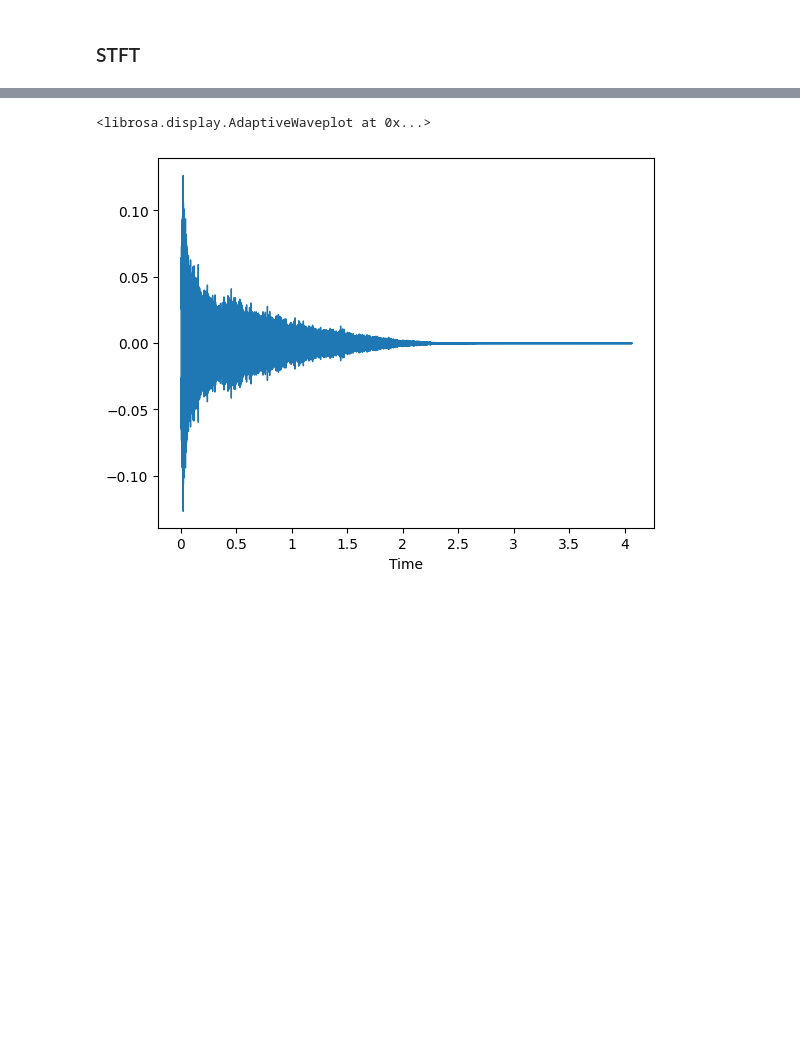
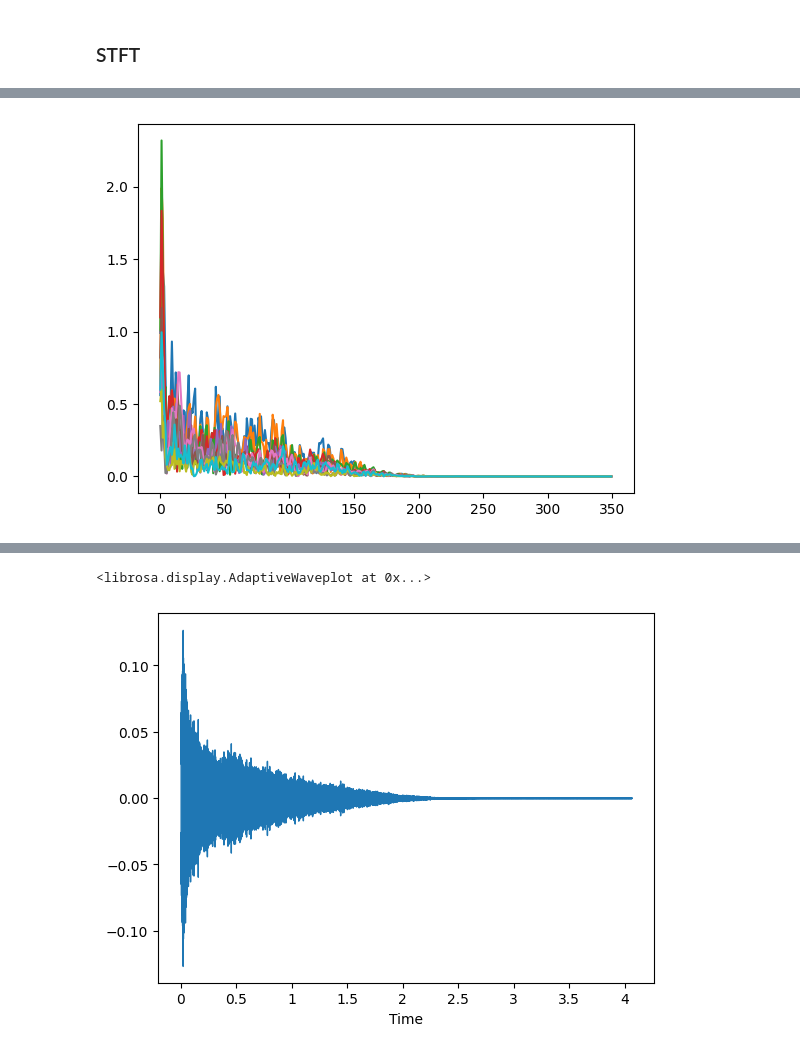
Before and after one commit to PatrikBacko/Bachelor_thesis-Electronic_music, a Jupyter notebook: scripts/librosa_tests/librosa_test.ipynb, the cells around one changed output, grey strips where cells are left out. Drawn from its saved outputs; the diff is of its cells as text; code cells hidden in the pictures; blank space fills up the shorter version.

```diff
--- a/scripts/librosa_tests/librosa_test.ipynb
+++ b/scripts/librosa_tests/librosa_test.ipynb
@@ -129,0 +160,7 @@ lb.display.specshow(stft_features, sr=wave_info.samplerate)
+# %%
+for i in range(100,110):
+    plt.plot(list(map(lambda x : abs(x), stft_features[i,:])))
+
+plt.show()
+# %% [output]
+[figure, added]
```
Also changed, not shown: parts of 13 cells of this notebook, 3 other files.
